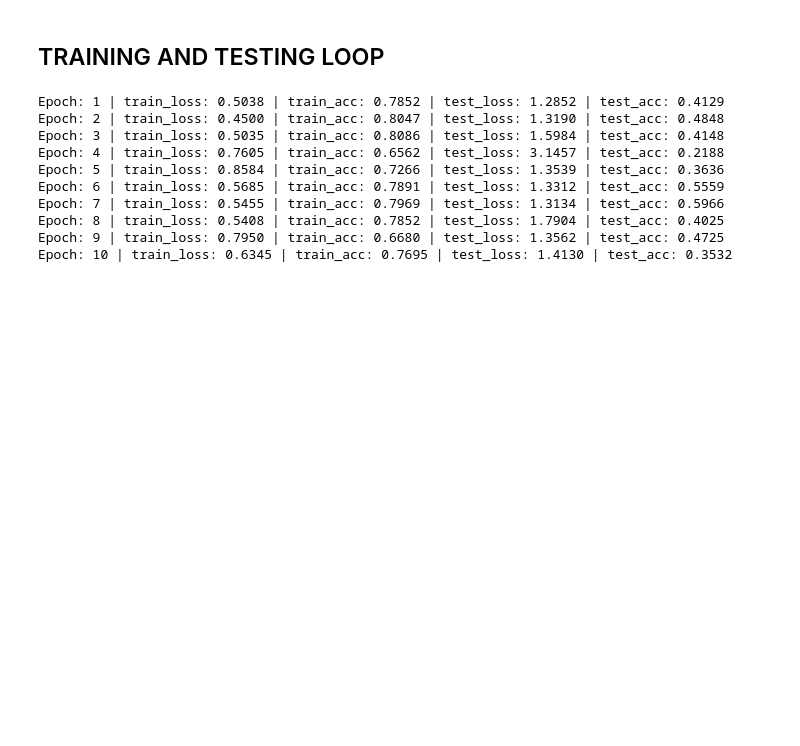
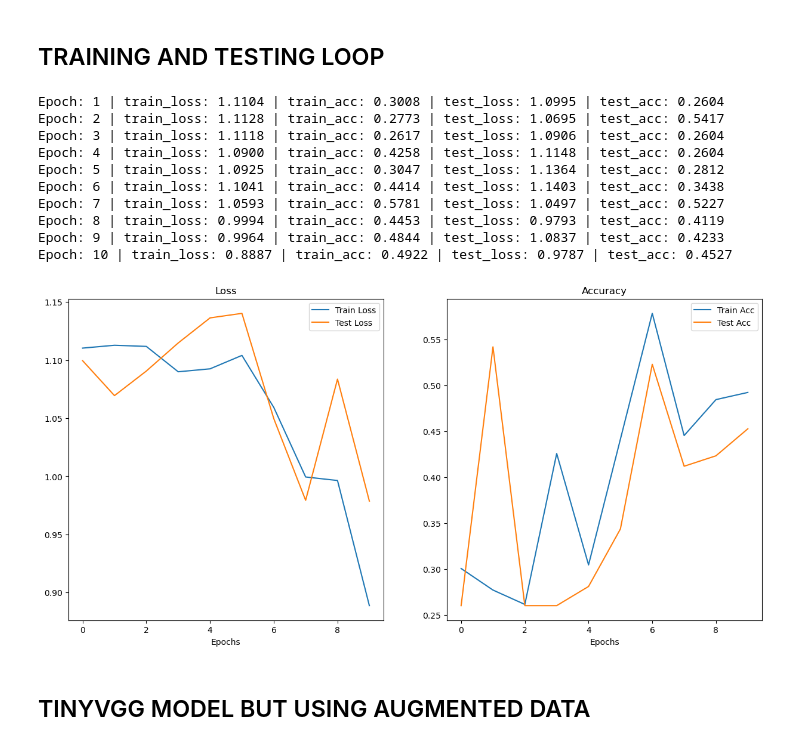
Before and after one commit to kamalnayan10/PyTorchML, a Jupyter notebook: Computer_Vision/FoodVision/main.ipynb, the cells around one changed output. Cells and saved outputs as stored; diff of their text form; code cells hidden in the pictures; blank space fills up the shorter version.

Commit message:
tweaked the CNN model , plotted loss curves

```diff
--- a/Computer_Vision/FoodVision/main.ipynb
+++ b/Computer_Vision/FoodVision/main.ipynb
@@ -198,18 +245,15 @@ class TinyVGG(nn.Module):
             nn.Conv2d(in_channels = hidden_units,
                       out_channels = hidden_units,
                       kernel_size = 3,
-                      stride = 1,
                       padding = 1),
             nn.ReLU(),
 
             nn.Conv2d(in_channels = hidden_units,
                       out_channels = hidden_units,
                       kernel_size = 3,
-                      stride = 1,
                       padding = 1),
             nn.ReLU(),
-            nn.MaxPool2d(kernel_size = 2,
-                         stride = 2)
+            nn.MaxPool2d(2)
 
         )
 
@@ -227,7 +271,7 @@ class TinyVGG(nn.Module):
 torch.manual_seed(42)
 torch.cuda.manual_seed(42)
 
-model = TinyVGG(3 , 32 , len(class_names)).to(device)
+model = TinyVGG(3 , 10 , len(class_names)).to(device)
 model
 # %% [output]
 TinyVGG(
@@ -352,7 +396,7 @@ def test_step(model: torch.nn.Module,
 # %%
 loss_fn = nn.CrossEntropyLoss()
 
-optimizer = torch.optim.SGD(params = model.parameters() , lr = 0.01)
+optimizer = torch.optim.Adam(params = model.parameters() , lr = 0.001)
 # %%
 def train(model: torch.nn.Module,
           train_dataloader: torch.utils.data.DataLoader,
@@ -400,13 +444,47 @@ EPOCHS = 10
 
 model_results = train(model , train_dataloader , test_dataloader , optimizer , loss_fn , EPOCHS )
 # %% [output]
-Epoch: 1 | train_loss: 0.5038 | train_acc: 0.7852 | test_loss: 1.2852 | test_acc: 0.4129
-Epoch: 2 | train_loss: 0.4500 | train_acc: 0.8047 | test_loss: 1.3190 | test_acc: 0.4848
-Epoch: 3 | train_loss: 0.5035 | train_acc: 0.8086 | test_loss: 1.5984 | test_acc: 0.4148
-Epoch: 4 | train_loss: 0.7605 | train_acc: 0.6562 | test_loss: 3.1457 | test_acc: 0.2188
-Epoch: 5 | train_loss: 0.8584 | train_acc: 0.7266 | test_loss: 1.3539 | test_acc: 0.3636
-Epoch: 6 | train_loss: 0.5685 | train_acc: 0.7891 | test_loss: 1.3312 | test_acc: 0.5559
-Epoch: 7 | train_loss: 0.5455 | train_acc: 0.7969 | test_loss: 1.3134 | test_acc: 0.5966
-Epoch: 8 | train_loss: 0.5408 | train_acc: 0.7852 | test_loss: 1.7904 | test_acc: 0.4025
-Epoch: 9 | train_loss: 0.7950 | train_acc: 0.6680 | test_loss: 1.3562 | test_acc: 0.4725
-Epoch: 10 | train_loss: 0.6345 | train_acc: 0.7695 | test_loss: 1.4130 | test_acc: 0.3532
+Epoch: 1 | train_loss: 1.1104 | train_acc: 0.3008 | test_loss: 1.0995 | test_acc: 0.2604
+Epoch: 2 | train_loss: 1.1128 | train_acc: 0.2773 | test_loss: 1.0695 | test_acc: 0.5417
+Epoch: 3 | train_loss: 1.1118 | train_acc: 0.2617 | test_loss: 1.0906 | test_acc: 0.2604
+Epoch: 4 | train_loss: 1.0900 | train_acc: 0.4258 | test_loss: 1.1148 | test_acc: 0.2604
+Epoch: 5 | train_loss: 1.0925 | train_acc: 0.3047 | test_loss: 1.1364 | test_acc: 0.2812
+Epoch: 6 | train_loss: 1.1041 | train_acc: 0.4414 | test_loss: 1.1403 | test_acc: 0.3438
+Epoch: 7 | train_loss: 1.0593 | train_acc: 0.5781 | test_loss: 1.0497 | test_acc: 0.5227
+Epoch: 8 | train_loss: 0.9994 | train_acc: 0.4453 | test_loss: 0.9793 | test_acc: 0.4119
+Epoch: 9 | train_loss: 0.9964 | train_acc: 0.4844 | test_loss: 1.0837 | test_acc: 0.4233
+Epoch: 10 | train_loss: 0.8887 | train_acc: 0.4922 | test_loss: 0.9787 | test_acc: 0.4527
+# %%
+def plot_loss_curves(result_dict):
+    loss = result_dict["train_loss"]
+    test_loss = result_dict["test_loss"]
+    acc = result_dict["train_acc"]
+    test_acc = result_dict["test_acc"]
+
+    num_epochs = range(len(loss))
+
+    plt.figure(figsize = (15,7))
+
+    plt.subplot(1,2,1)
+
+    plt.plot(num_epochs , loss , label = "Train Loss")
+    plt.plot(num_epochs , test_loss , label = "Test Loss")
+    plt.title("Loss")
+    plt.xlabel("Epochs")
+    plt.legend()
+
+    plt.subplot(1,2,2)
+
+    plt.plot(num_epochs , acc , label = "Train Acc")
+    plt.plot(num_epochs , test_acc , label = "Test Acc")
+    plt.title("Accuracy")
+    plt.xlabel("Epochs")
+    plt.legend()
+
+    plt.show()
+# %%
+plot_loss_curves(model_results)
+# %% [output]
+[figure, added]
+# %% [markdown]
+## TINYVGG MODEL BUT USING AUGMENTED DATA
```
Also changed, not shown: parts of 10 cells of this notebook.
